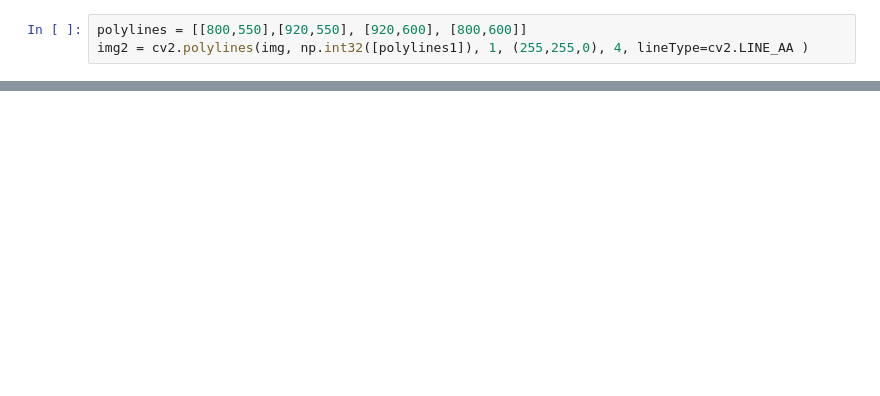
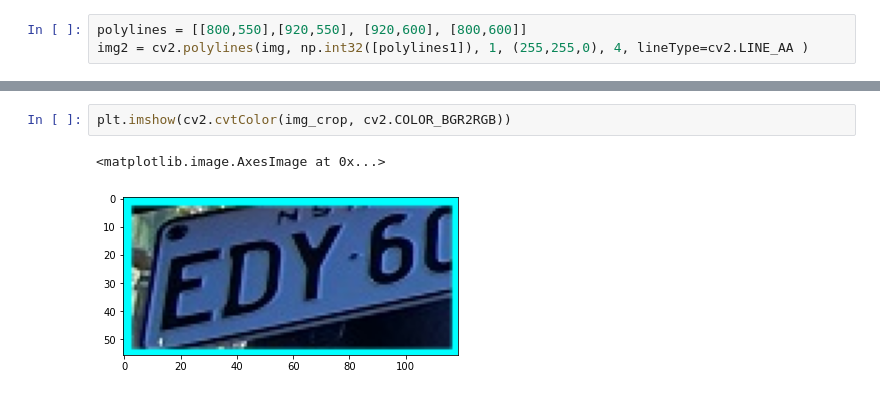
Before and after one commit to mutazag/cv, a Jupyter notebook: number-plate-recognition-v2.ipynb, the cells around one changed output, grey strips where cells are left out. Drawn from its saved outputs; the diff is of its cells as text; blank space fills up the shorter version.

```diff
--- a/number-plate-recognition-v2.ipynb
+++ b/number-plate-recognition-v2.ipynb
@@ -71,0 +152,5 @@ array([[[800, 550],
+# %%
+plt.imshow(cv2.cvtColor(img_crop, cv2.COLOR_BGR2RGB))
+# %% [output]
+<matplotlib.image.AxesImage at 0x...>
+[figure, added]
```
Also changed, not shown: parts of 20 cells of this notebook, 2 other files.
